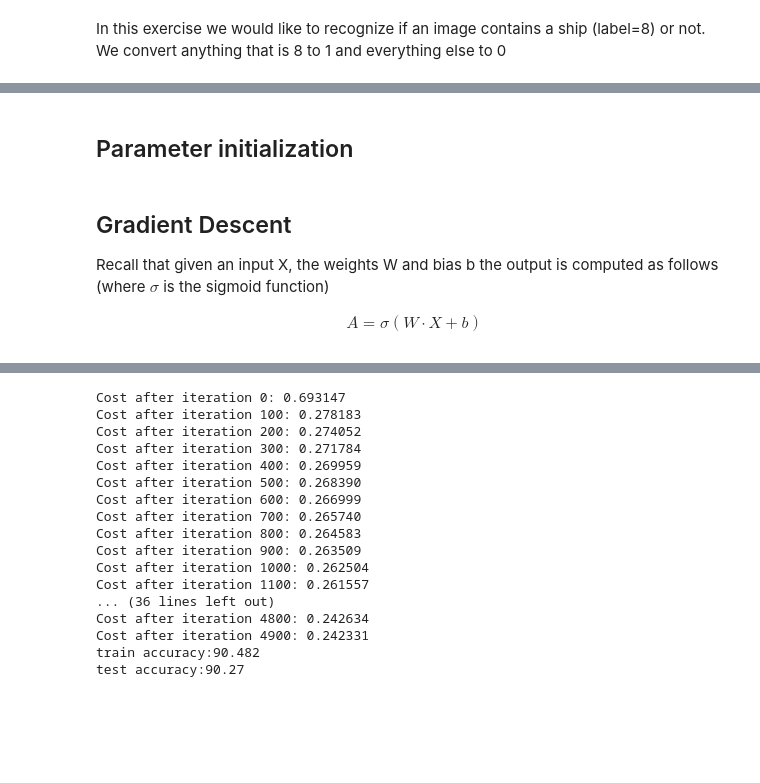
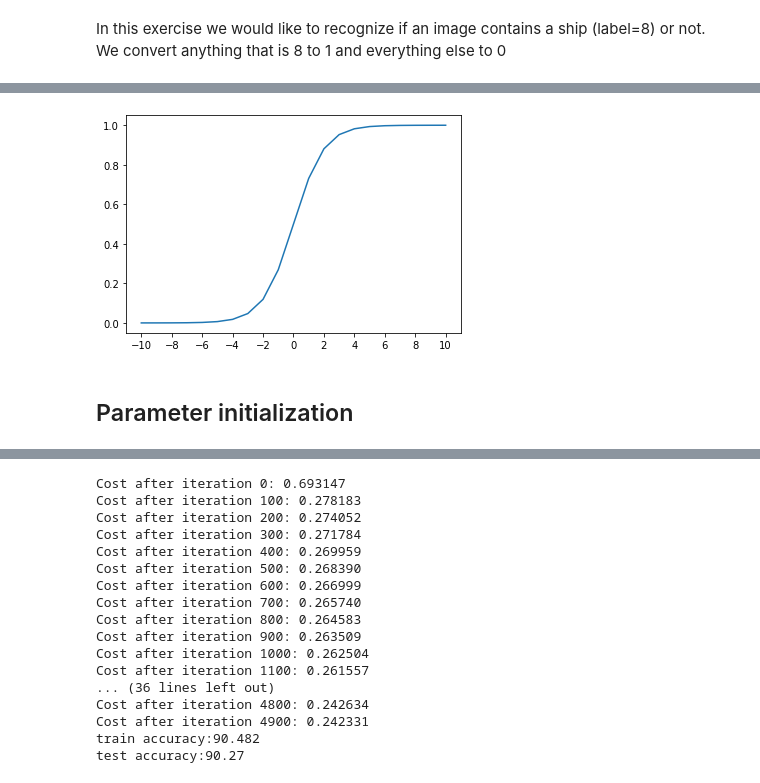
Before and after one commit to opentrainingcamp/CSC645, a Jupyter notebook: ship.ipynb, the cells around one changed output, grey strips where cells are left out. Saved outputs shown, nothing was run; the diff lists cells and outputs as text; code cells hidden in the pictures; blank space fills up the shorter version.

```diff
--- a/ship.ipynb
+++ b/ship.ipynb
@@ -113,2 +117,9 @@ for i in range(label_test.shape[0]):
+# %%
+z=[1/(1+np.exp(-x)) for x in range(-10,11)]
+plt.plot([x for x in range(-10,11)],z)
+plt.xticks([t for t in range(-10,11,2)])
+plt.show()
+# %% [output]
+[figure, added]
 # %%
 def sigmoid(z):
@@ -126,13 +135,3 @@ def initialize_with_zeros(dim):
     b = 0
 
     return w, b
-# %% [markdown]
-## Gradient Descent
-
-Recall that given an input X, the weights W and bias b the output is computed as follows (where $\sigma$ is the sigmoid function)
-
-$$
-\begin{align*}
-A=\sigma(W\cdot X+b)
-\end{align*}
-$$
```
Also changed, not shown: parts of 17 cells of this notebook.
